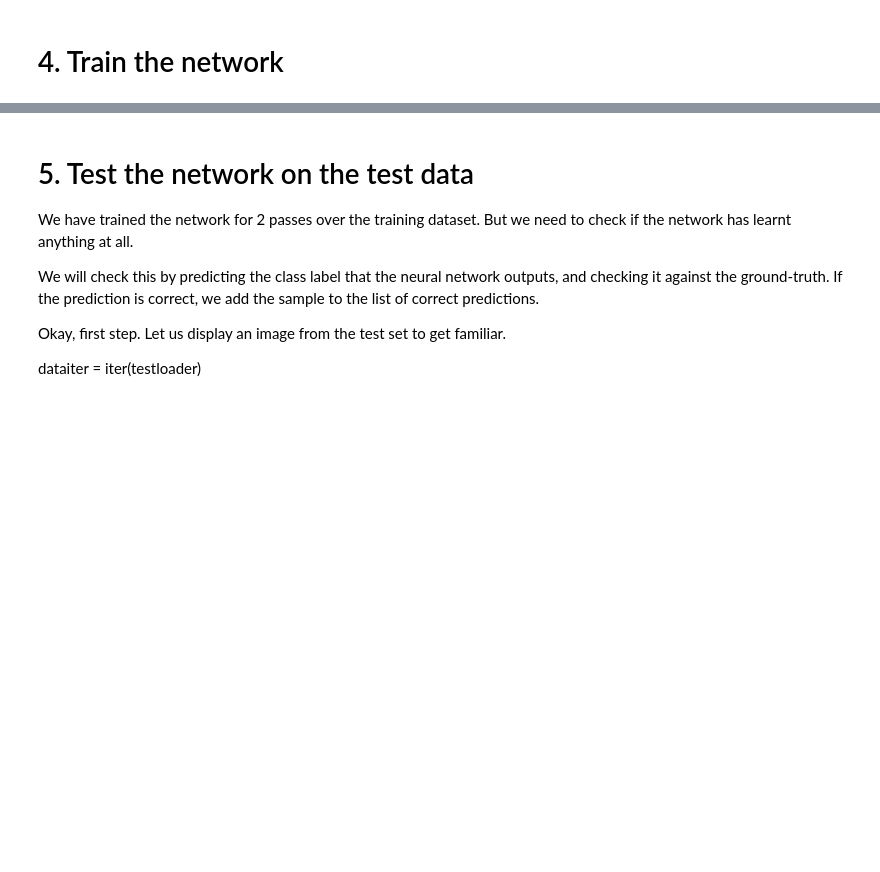
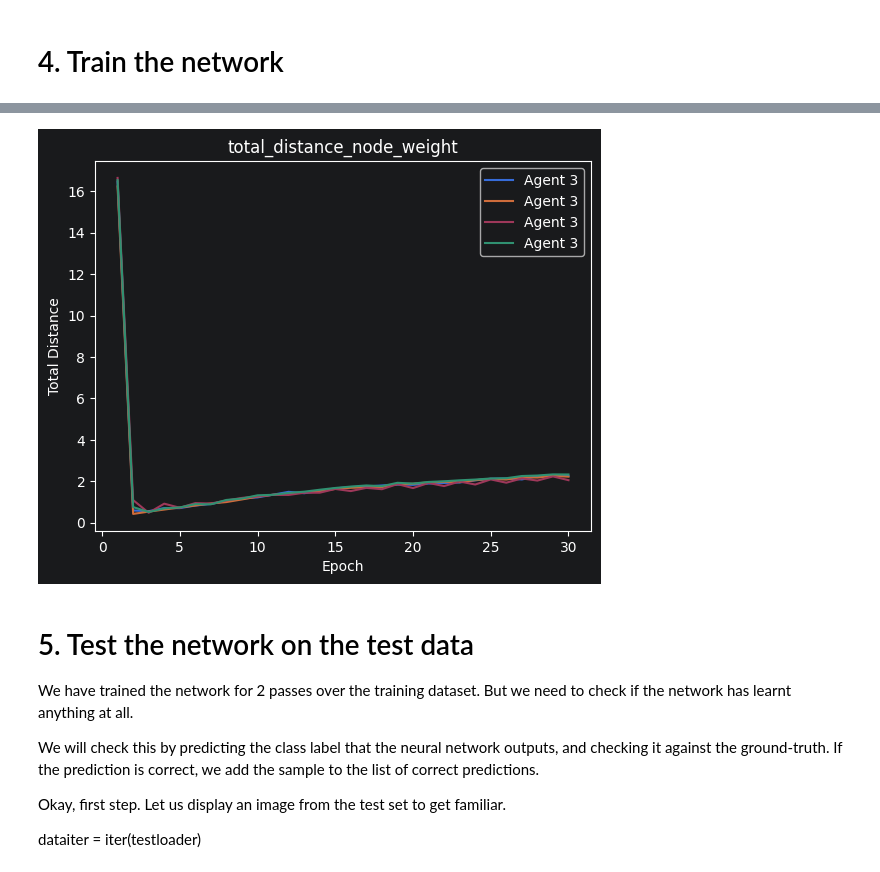
Before and after one commit to R-Florent/IA_A_-_Z, a Jupyter notebook: CNN/CNN_Federated.ipynb, the cells around one changed output, grey strips where cells are left out. Saved outputs shown, nothing was run; the diff lists cells and outputs as text; code cells hidden in the pictures; blank space fills up the shorter version.

```diff
--- a/CNN/CNN_Federated.ipynb
+++ b/CNN/CNN_Federated.ipynb
@@ -503,3 +413,21 @@ plot_all_agents_metrics(agent_list)
+# %%
+def plot_all_agent_node_weight_metric(agent_list):
+
+    total_distance = range(1, len(agent.total_distance_list) + 1)
+
+    plt.plot(
+        total_distance,
+        agent.total_distance_list,
+        label=f"Agent {agent.id}"
+    )
+    plt.xlabel("Epoch")
+    plt.ylabel("Total Distance")
+    plt.title("total_distance_node_weight")
+    plt.legend()
+# %%
+plot_all_agent_node_weight_metric(agent_list)
+# %% [output]
+[figure, added]
 # %% [markdown]
 # 5. Test the network on the test data
 We have trained the network for 2 passes over the training dataset. But we need to check if the network has learnt anything at all.
```
Also changed, not shown: parts of 15 cells of this notebook, 1 other file.
